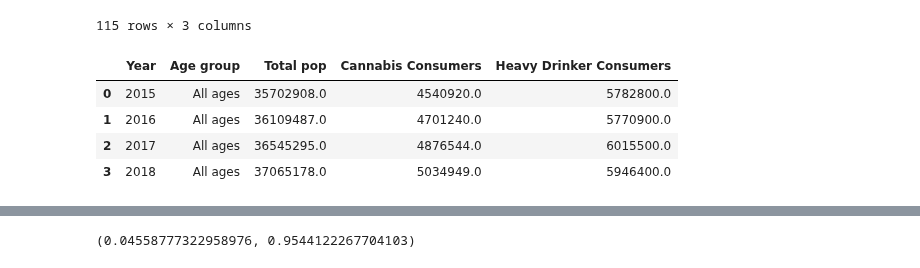
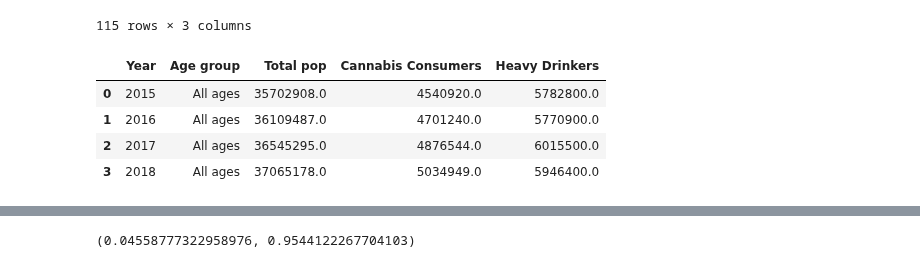
Before and after one commit to MattDavies1/Data-Bootcamp-Project, a Jupyter notebook: alc_cannabis_consumption.ipynb, the cells around one changed output, grey strips where cells are left out. Cells and saved outputs as stored; diff of their text form; code cells hidden in the pictures.

```diff
--- a/alc_cannabis_consumption.ipynb
+++ b/alc_cannabis_consumption.ipynb
@@ -279,13 +278,13 @@ df4
 # %%
 reduced_pop = df4.loc[(df4["Year"]!=2019)&
                      (df4["Age group"]!="Median age")&
                      (df4["Age group"]=="All ages"),:]
 merge2_df = pd.merge(reduced_pop,total_df,on="Year",how="outer")
 merge3_df = pd.merge(merge2_df,total,on="Year",how="outer")
-merge3_df = merge3_df.rename(columns={"Value":"Cannabis Consumers","Number of People":"Heavy Drinker Consumers"})
+merge3_df = merge3_df.rename(columns={"Value":"Cannabis Consumers","Number of People":"Heavy Drinkers"})
 merge3_df
 # %% [output]
-|  | Year | Age group | Total pop | Cannabis Consumers | Heavy Drinker Consumers |
+|  | Year | Age group | Total pop | Cannabis Consumers | Heavy Drinkers |
 | 0 | 2015 | All ages | 35702908.0 | 4540920.0 | 5782800.0 |
 | 1 | 2016 | All ages | 36109487.0 | 4701240.0 | 5770900.0 |
 | 2 | 2017 | All ages | 36545295.0 | 4876544.0 | 6015500.0 |
```
Also changed, not shown: parts of 8 cells of this notebook, 3 other files.
